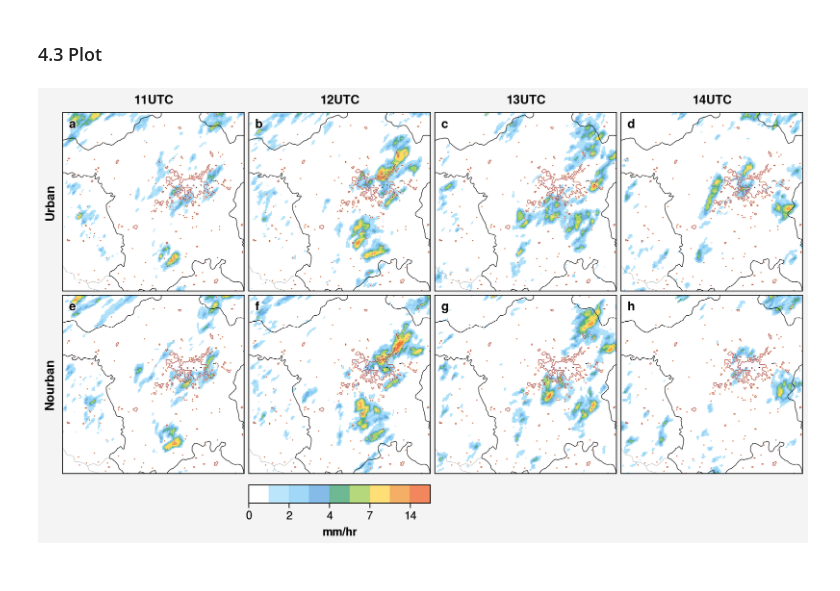
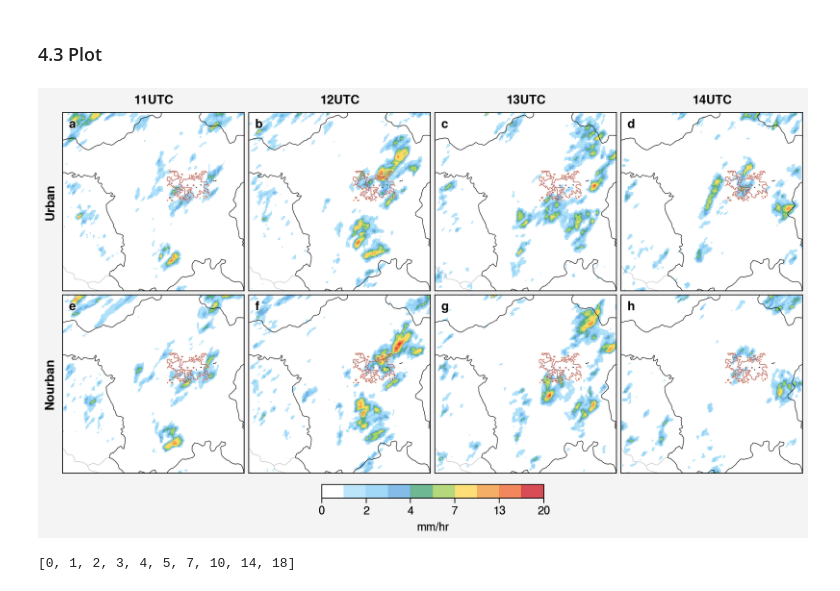
Before and after one commit to donmezkutay/Urban-Precipitation-Article, a Jupyter notebook: revision_summer_precipitation_spatial_hourly.ipynb, the cells around one changed output. Drawn from its saved outputs; the diff is of its cells as text; code cells hidden in the pictures.

```diff
--- a/revision_summer_precipitation_spatial_hourly.ipynb
+++ b/revision_summer_precipitation_spatial_hourly.ipynb
@@ -150,7 +153,8 @@ nws_precip_colors_total = [
     "#a2cf5a",
     "#fed755",
     "#f29a3e",
-    "#ef6934"]
+    "#ef6934",
+    "#cf212a"]
 cmap = ListedColormap(nws_precip_colors_total)
 # %%
 # Parameters to change (plot) -------------------
@@ -173,7 +177,7 @@ graphic_no = 8
 vmin = 0 # consider lower limit above
 vmax = 16 # consider upper limit above
 
-clevs_total = [0, 1, 2, 3, 4, 5, 7, 10, 14, 18]
+clevs_total = [0, 1, 2, 3, 4, 5, 7, 10, 13, 16, 20]
 norm = BoundaryNorm(clevs_total,
                     ncolors=cmap.N,
                     clip=True)
@@ -230,33 +234,43 @@ for t in range(8):
     if t < 4:
         dt_luse = dt_urban_ens
         #dt_border = urban_luse_border
         i = t
     else:
         dt_luse = dt_nourban_ens
         #dt_border = nourban_luse_border
         i = t-4
 
     mesh = axs[t].pcolormesh(dt_luse[i]['lon'],
                             dt_luse[i]['lat'],
                             dt_luse[i],
                             cmap = cmap,
                             norm=norm,
                             zorder = 0.2,
                             alpha=0.8)
 
     contour = axs[t].contour(dt_border['lon'],
                             dt_border['lat'],
                             dt_border,
                             linewidth = 0.1
                             )
 
 # colorbar
 cbar = fig.colorbar(mesh,
                     label='mm/hr',
-                    labelweight='bold',
                     ticks = ticks,
                     loc = 'b',
-                    col=2
+                    shrink = 0.3,
+                    width = 0.15
+                    #col=2
                    )
+
+#save figure
+plt.savefig(r'pictures/revision_summer_precipitation_hourly.jpeg',
+            bbox_inches='tight', optimize=True,
+            progressive=True, dpi=500)
 # %% [output]
-[figure, old version]
+[figure, new version]
+# %%
+ticks
+# %% [output]
+[0, 1, 2, 3, 4, 5, 7, 10, 14, 18]
```
Also changed, not shown: parts of 1 cell of this notebook, 3 other files.
